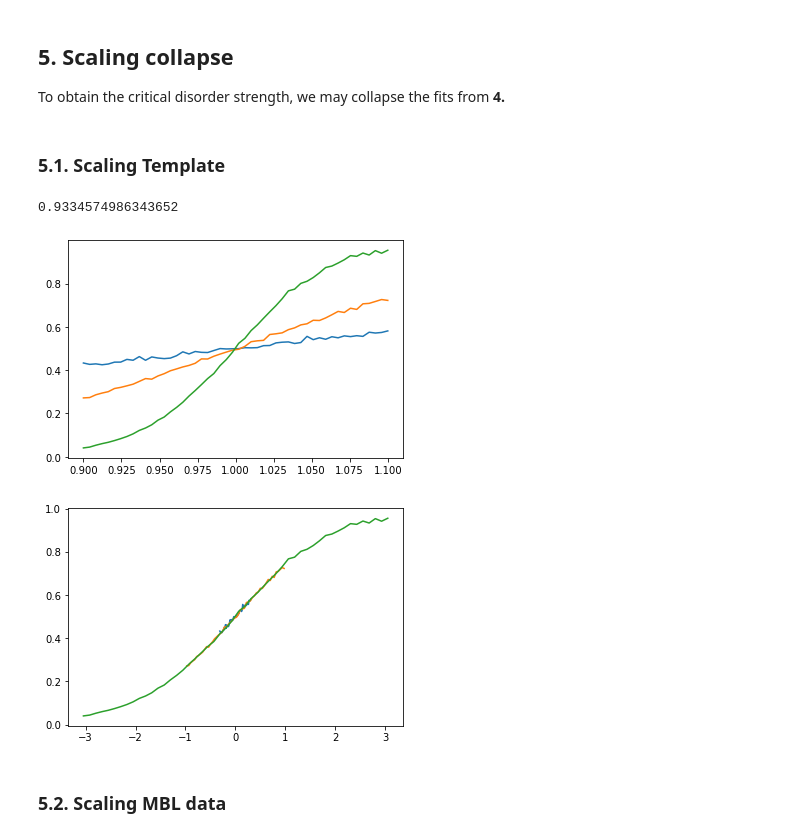
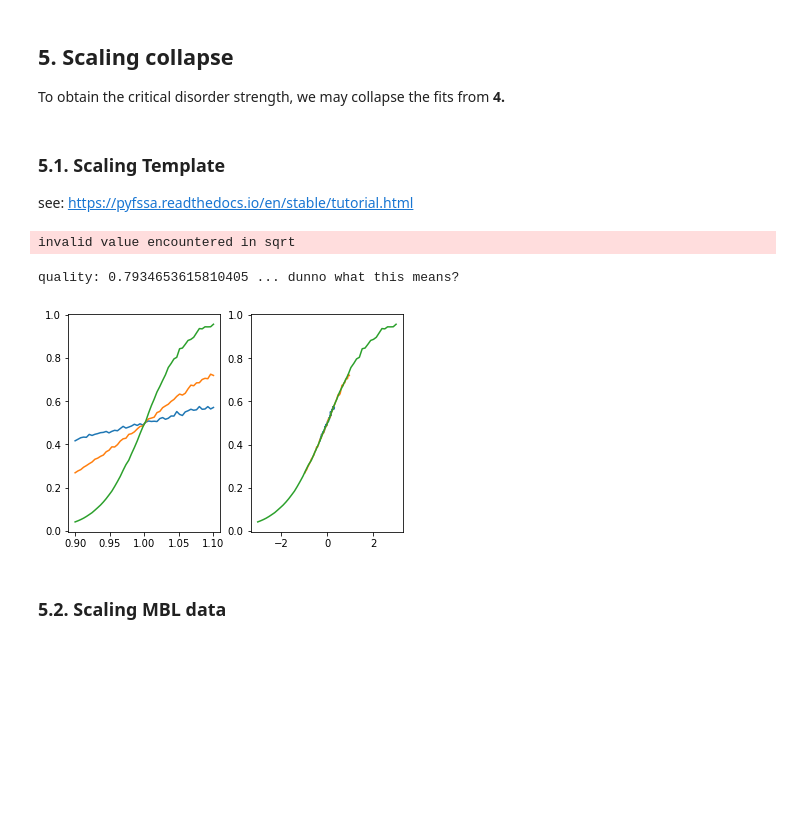
Before and after one commit to condensedAI/mbl-intrinsicdimension, a Jupyter notebook: IDMBL.ipynb, the cells around one changed output. Saved outputs shown, nothing was run; the diff lists cells and outputs as text; code cells hidden in the pictures; blank space fills up the shorter version.

```diff
--- a/IDMBL.ipynb
+++ b/IDMBL.ipynb
@@ -103,42 +107,45 @@ We can improve results by including a weight when averaging. The weight is deter
 To obtain the critical disorder strength, we may collapse the fits from **4.**
 # %% [markdown]
 ### 5.1. Scaling Template
+
+see: https://pyfssa.readthedocs.io/en/stable/tutorial.html
 # %%
 # generate artificial scaling data from master curve
 # with rho_c == 1.0, nu == 2.0, zeta == 0.0
 import fssa
 import numpy as np
 import matplotlib.pyplot as plt
 l = [ 10, 100, 1000 ]
 rho = np.linspace(0.9, 1.1)
 l_mesh, rho_mesh = np.meshgrid(l, rho, indexing='ij')
 master_curve = lambda x: 1. / (1. + np.exp( - x))
 x = np.power(l_mesh, 0.5) * (rho_mesh - 1.)
 y = master_curve(x)
 dy = y / 100.
 y += np.random.randn(*y.shape) * dy # add noise
 a = y
 da = dy
 # run autoscale
 res = fssa.autoscale(l=l, rho=rho, a=a, da=da, rho_c0=0.9, nu0=2.0, zeta0=0.0)
 
-plt.figure()
+fig , ax = plt.subplots(1,2)
+
 for index, L in enumerate(l):
-    plt.plot(rho, y[index])
+    ax[0].plot(rho, y[index])
 
 scaled = fssa.scaledata(l=l, rho=rho, a=a, da=da, rho_c=res['rho'], nu=res['nu'], zeta=res['zeta'])
 X = scaled[0]
 Y = scaled[1]
-plt.figure()
 for index, L in enumerate(l):
-    plt.plot(X[index], Y[index])
+    ax[1].plot(X[index], Y[index])
 
 
-fssa.quality(X,Y,da)
+quality = fssa.quality(X,Y,da)
+print('quality:', quality, '... dunno what this means?')
 # %% [output]
-0.9334574986343652
+invalid value encountered in sqrt
+quality: 0.7934653615810405 ... dunno what this means?
-[figure, old version]
+[figure, new version]
-[figure, removed]
 # %% [markdown]
 ### 5.2. Scaling MBL data
 # %%
```
Also changed, not shown: parts of 9 cells of this notebook.
